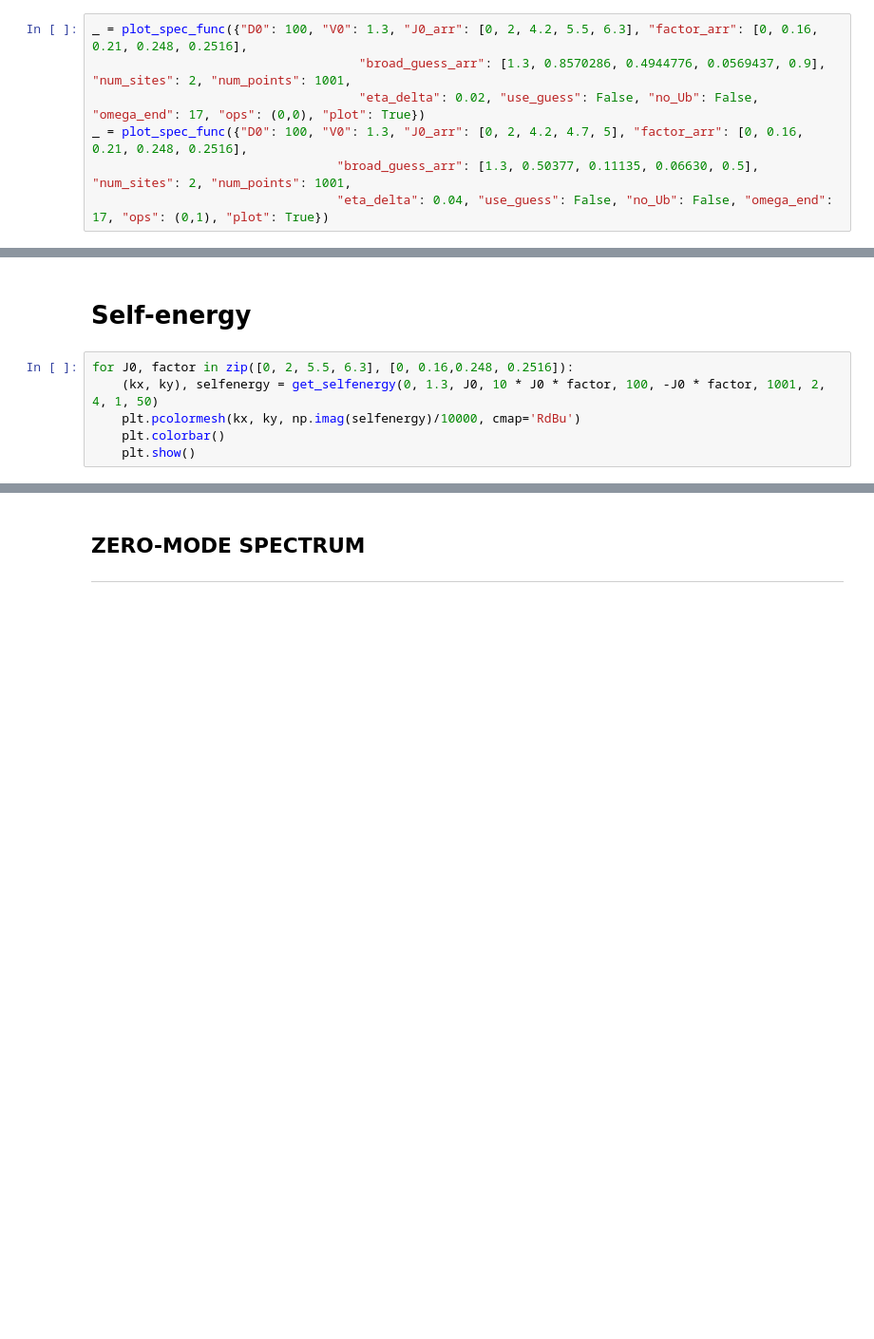
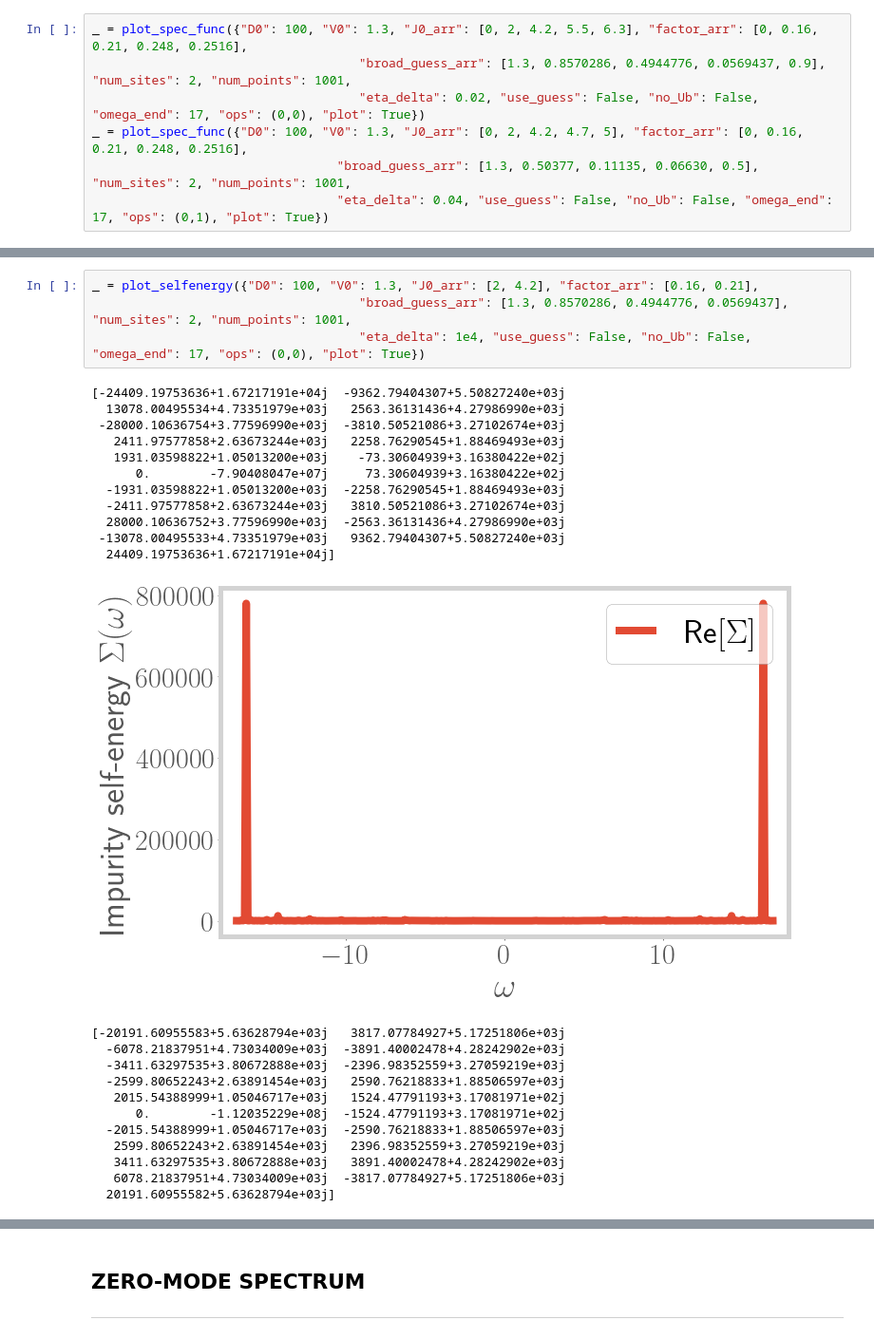
Before and after one commit to abhirup-m/Tiling-Embedded-Esiam, a Jupyter notebook: numerics-tiling.ipynb, the cells around one changed output, grey strips where cells are left out. Shown at 95% size. Drawn from its saved outputs; the diff is of its cells as text; blank space fills up the shorter version.

```diff
--- a/numerics-tiling.ipynb
+++ b/numerics-tiling.ipynb
@@ -1510,8 +1557,28 @@ spec_func_kspace([0, 0.16, 0.21, 0.248, 0.2516], True)
-# %% [markdown]
-# Self-energy
-# %%
-for J0, factor in zip([0, 2, 5.5, 6.3], [0, 0.16,0.248, 0.2516]):
-    (kx, ky), selfenergy = get_selfenergy(0, 1.3, J0, 10 * J0 * factor, 100, -J0 * factor, 1001, 2, 4, 1, 50)
-    plt.pcolormesh(kx, ky, np.imag(selfenergy)/10000, cmap='RdBu')
-    plt.colorbar()
-    plt.show()
+# %%
+_ = plot_selfenergy({"D0": 100, "V0": 1.3, "J0_arr": [2, 4.2], "factor_arr": [0.16, 0.21],
+                                    "broad_guess_arr": [1.3, 0.8570286, 0.4944776, 0.0569437], "num_sites": 2, "num_points": 1001,
+                                    "eta_delta": 1e4, "use_guess": False, "no_Ub": False, "omega_end": 17, "ops": (0,0), "plot": True})
+# %% [output]
+[-24409.19753636+1.67217191e+04j  -9362.79404307+5.50827240e+03j
+  13078.00495534+4.73351979e+03j   2563.36131436+4.27986990e+03j
+ -28000.10636754+3.77596990e+03j  -3810.50521086+3.27102674e+03j
+   2411.97577858+2.63673244e+03j   2258.76290545+1.88469493e+03j
+   1931.03598822+1.05013200e+03j    -73.30604939+3.16380422e+02j
+      0.        -7.90408047e+07j     73.30604939+3.16380422e+02j
+  -1931.03598822+1.05013200e+03j  -2258.76290545+1.88469493e+03j
+  -2411.97577858+2.63673244e+03j   3810.50521086+3.27102674e+03j
+  28000.10636752+3.77596990e+03j  -2563.36131436+4.27986990e+03j
+ -13078.00495533+4.73351979e+03j   9362.79404307+5.50827240e+03j
+  24409.19753636+1.67217191e+04j]
+[figure, added]
+[-20191.60955583+5.63628794e+03j   3817.07784927+5.17251806e+03j
+  -6078.21837951+4.73034009e+03j  -3891.40002478+4.28242902e+03j
+  -3411.63297535+3.80672888e+03j  -2396.98352559+3.27059219e+03j
+  -2599.80652243+2.63891454e+03j   2590.76218833+1.88506597e+03j
+   2015.54388999+1.05046717e+03j   1524.47791193+3.17081971e+02j
+      0.        -1.12035229e+08j  -1524.47791193+3.17081971e+02j
+  -2015.54388999+1.05046717e+03j  -2590.76218833+1.88506597e+03j
+   2599.80652243+2.63891454e+03j   2396.98352559+3.27059219e+03j
+   3411.63297535+3.80672888e+03j   3891.40002478+4.28242902e+03j
+   6078.21837951+4.73034009e+03j  -3817.07784927+5.17251806e+03j
+  20191.60955582+5.63628794e+03j]
```
Also changed, not shown: parts of 7 cells of this notebook, 1 other file.
